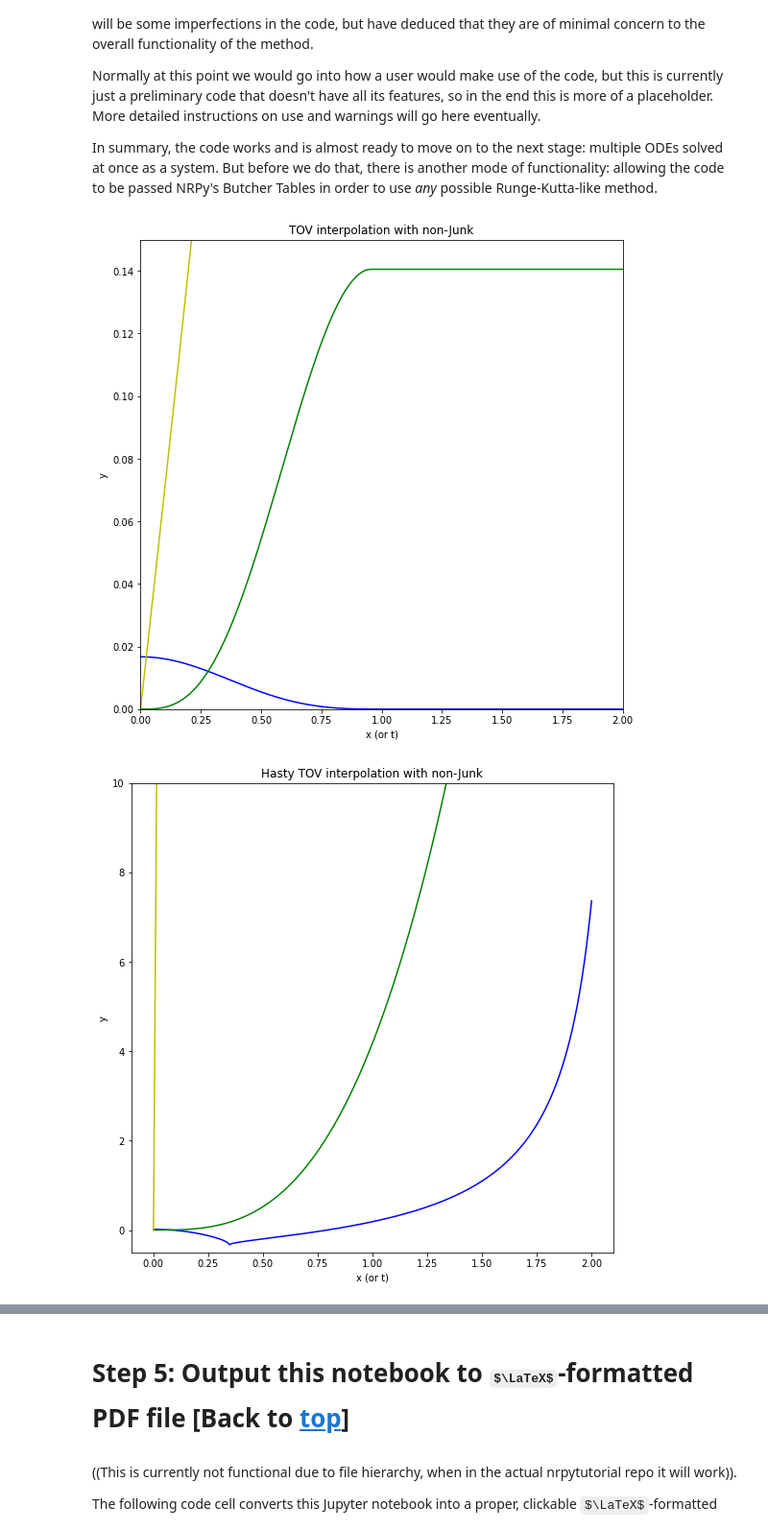
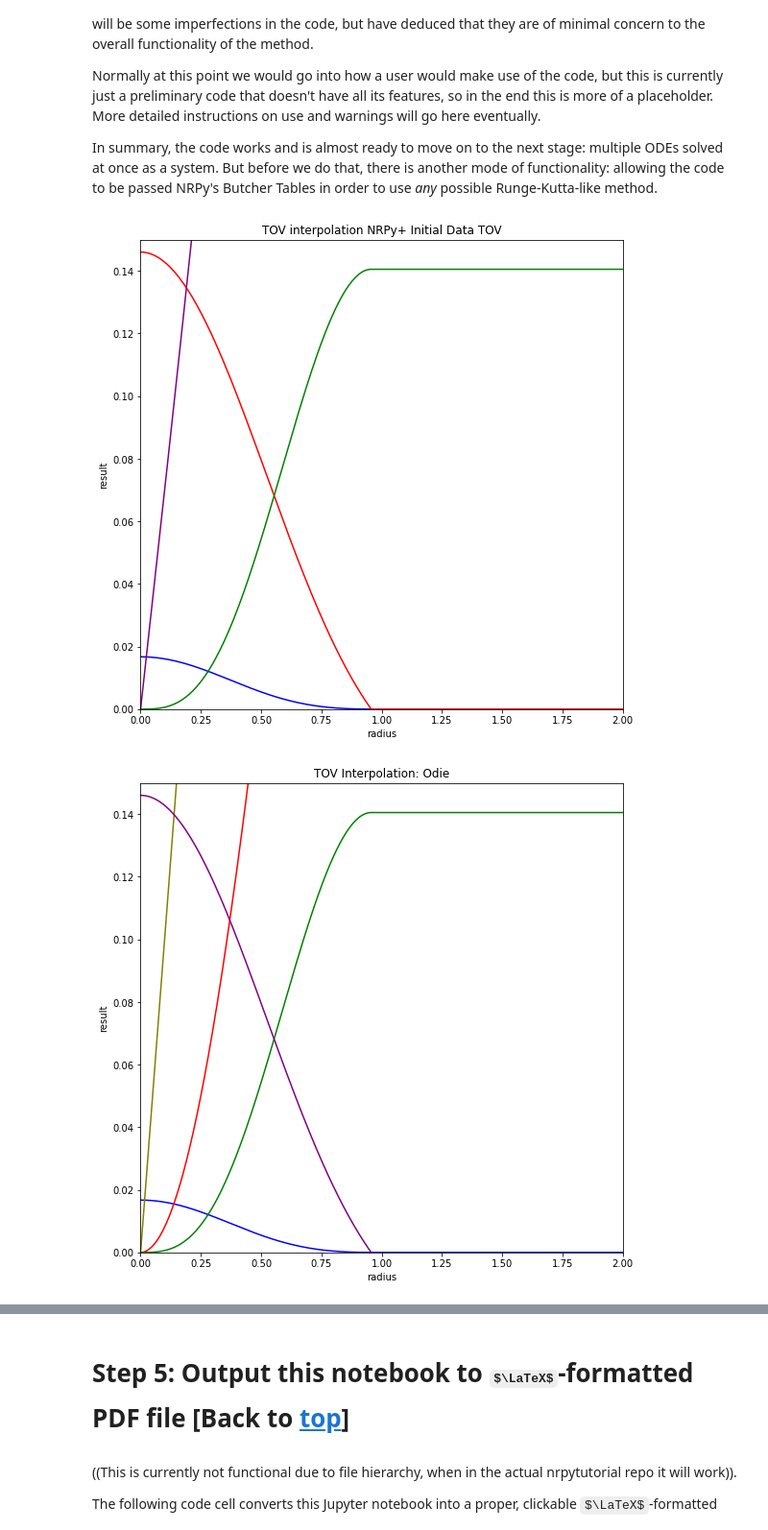
Before and after one commit to GMBlackjack/ODESolver, a Jupyter notebook: ODESolverV2.ipynb, the cells around one changed output, grey strips where cells are left out. Shown: that part at 96% size. Drawn from its saved outputs; the diff is of its cells as text; code cells hidden in the pictures; some formulas as TeX source.

```diff
--- a/ODESolverV2.ipynb
+++ b/ODESolverV2.ipynb
@@ -1269,21 +1270,21 @@ with open(sys.path[0] + '/outputTOVpolytrope.txt') as f:
     for row in reader:
         positionList.append(float(row[0]))
         calculatedList0.append(float(row[3]))
-        #calculatedList1.append(float(row[4]))
+        calculatedList1.append(float(row[1]))
         calculatedList2.append(float(row[4]))
         calculatedList3.append(float(row[7]))
 
 fig, ax = plt.subplots()
-ax.set_xlabel('x (or t)')
-ax.set_ylabel('y')
-ax.set_title('TOV interpolation with non-Junk')
+ax.set_xlabel('radius')
+ax.set_ylabel('result')
+ax.set_title('TOV interpolation NRPy+ Initial Data TOV')
 ax.plot(positionList, calculatedList0, color='b')
 
-#ax.plot(positionList, calculatedList1, color='r')
+ax.plot(positionList, calculatedList1, color='r')
 
 ax.plot(positionList, calculatedList2, color='g')
 
-ax.plot(positionList, calculatedList3, color='y')
+ax.plot(positionList, calculatedList3, color='purple')
 # https://stackoverflow.com/questions/332289/how-do-i-change-the-size-of-figures-drawn-with-matplotlib
 
 plt.xlim(0.0,2)
@@ -1291,7 +1292,7 @@ plt.ylim(0.0,0.15)
 # setting size was annoying.
 fig.set_size_inches(9,9)
 # %% [output]
-[figure, old version]
+[figure, new version]
 # %%
 #Testing Box
 
@@ -1302,37 +1303,42 @@ positionList = []
 calculatedList0 = []
 calculatedList1 = []
 calculatedList2 = []
 calculatedList3 = []
+calculatedList4 = []
 
 
 # csv file interface from https://www.dataquest.io/blog/read-file-python/
 import csv
 import sys
 # https://stackoverflow.com/questions/2753254/how-to-open-a-file-in-the-parent-directory-in-python-in-appengine
 # to make sure we get the right file.
 with open(sys.path[0] + '/oData.txt') as f:
     reader = csv.reader(f, delimiter=',')
     for row in reader:
         positionList.append(float(row[1]))
         calculatedList0.append(float(row[3]))
         calculatedList1.append(float(row[5]))
         calculatedList2.append(float(row[7]))
         calculatedList3.append(float(row[9]))
+        calculatedList4.append(float(row[10]))
 
 fig, ax = plt.subplots()
-ax.set_xlabel('x (or t)')
-ax.set_ylabel('y')
-ax.set_title('Hasty TOV interpolation with non-Junk')
+ax.set_xlabel('radius')
+ax.set_ylabel('result')
+ax.set_title('TOV Interpolation: Odie')
 ax.plot(positionList, calculatedList0, color='b')
 
-# ax.plot(positionList, calculatedList1, color='r')
+ax.plot(positionList, calculatedList1, color='r')
 
 ax.plot(positionList, calculatedList2, color='g')
 
-ax.plot(positionList, calculatedList3, color='y')
-plt.ylim(-0.5,10)
+ax.plot(positionList, calculatedList3, color='olive')
+
+ax.plot(positionList, calculatedList4, color='purple')
+plt.ylim(0,0.15)
+plt.xlim(0,2)
 # https://stackoverflow.com/questions/332289/how-do-i-change-the-size-of-figures-drawn-with-matplotlib
 # setting size was annoying.
 fig.set_size_inches(9,9)
 # %% [output]
-[figure, old version]
+[figure, new version]
```
Also changed, not shown: parts of 9 cells of this notebook, 4 other files.
